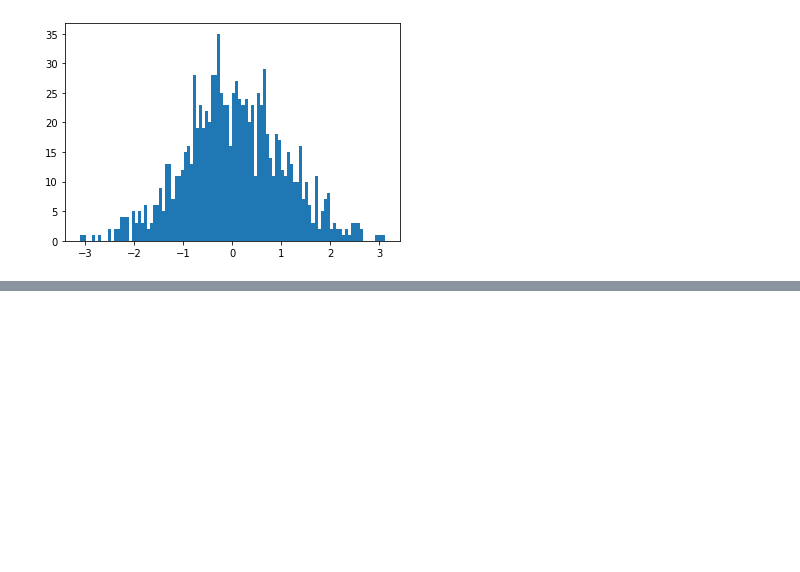
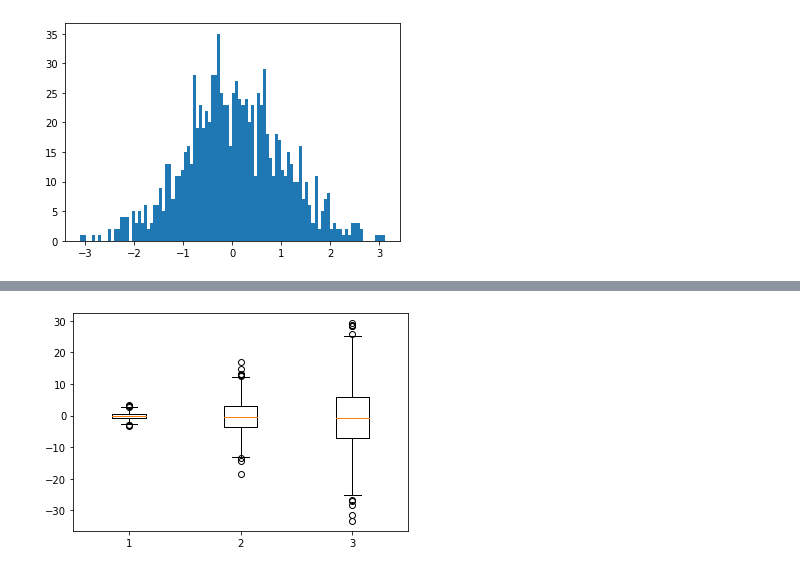
Before and after one commit to BR0B0T/Something, a Jupyter notebook: Stats_MLM.ipynb, the cells around one changed output, grey strips where cells are left out. Drawn from its saved outputs; the diff is of its cells as text; code cells hidden in the pictures; blank space fills up the shorter version.

```diff
--- a/Stats_MLM.ipynb
+++ b/Stats_MLM.ipynb
@@ -164,0 +177,5 @@ plt.hist(x, bins=100);
+# %%
+x = [np.random.randn(1000), 5 * np.random.randn(1000), 10 * np.random.randn(1000)]
+plt.boxplot(x);
+# %% [output]
+[figure, added]
```
Also changed, not shown: parts of 12 cells of this notebook.
